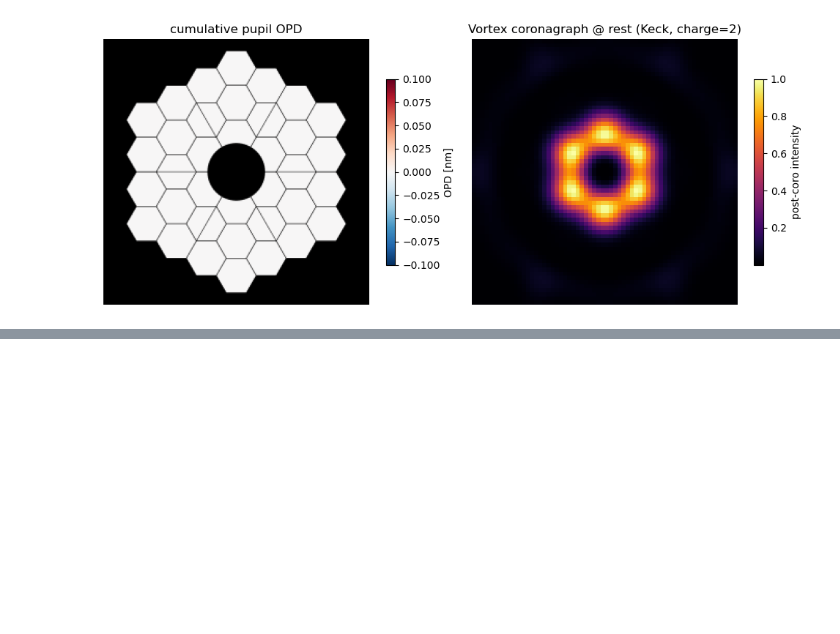
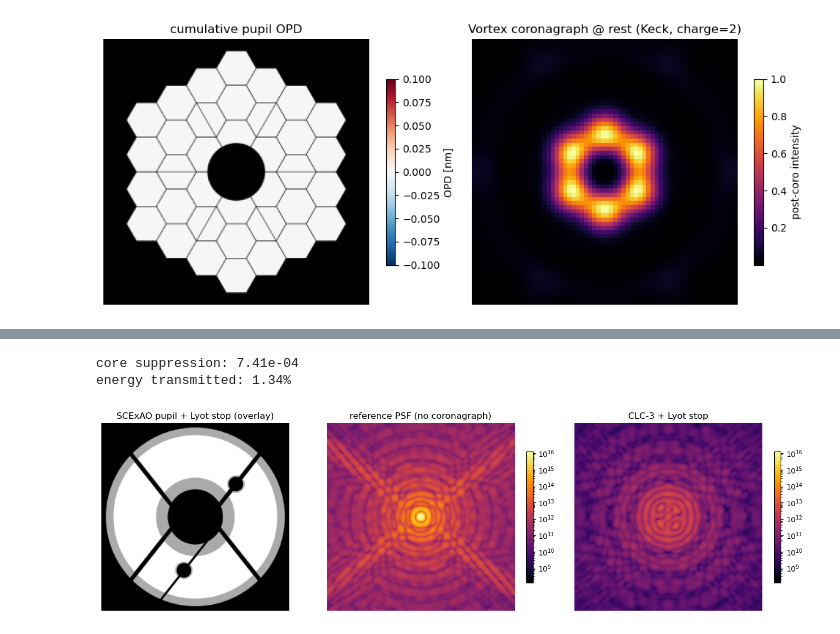
Before and after one commit to icunnyngham/telescope-sim, a Jupyter notebook: docs/tutorials/02_coronagraph_vortex.ipynb, the cells around one changed output, grey strips where cells are left out. Cells and saved outputs as stored; diff of their text form; code cells hidden in the pictures; blank space fills up the shorter version.

```diff
--- a/docs/tutorials/02_coronagraph_vortex.ipynb
+++ b/docs/tutorials/02_coronagraph_vortex.ipynb
@@ -39,0 +44,39 @@ pupil_opd RMS (nm): 0.0
+# %%
+import yaml
+from matplotlib.colors import LogNorm
+from telescope_sim.config.loader import build
+from telescope_sim.config.schema import SimConfig
+
+with open("fixtures/configs/12_vampires_lyot.yaml") as f:
+    raw = yaml.safe_load(f)
+raw["outputs"]["psf"]["post_processing"] = []  # keep physical units
+config = SimConfig.model_validate(raw)
+
+sim = build(config)
+coro = sim.sample()['images']['psf'][..., 0]
+ref = sim.focal_planes['filter1'].reference_psf
+peak = ref.max()
+print(f'core suppression: {coro.max() / peak:.2e}')
+print(f'energy transmitted: {coro.sum() / ref.sum():.2%}')
+
+fig, axes = plt.subplots(1, 3, figsize=(14, 4))
+stop_field = sim.coronagraph.lyot_field
+plt.sca(axes[0])
+hcipy.imshow_field(sim.aperture.field + 0.5 * stop_field, cmap='gray')
+axes[0].set_title('SCExAO pupil + Lyot stop (overlay)')
+axes[0].set_axis_off()
+norm = LogNorm(vmin=peak * 1e-8, vmax=peak)
+for ax, img, title in (
+    (axes[1], ref, 'reference PSF (no coronagraph)'),
+    (axes[2], coro, 'CLC-3 + Lyot stop'),
+):
+    im = ax.imshow(img, cmap='inferno', norm=norm)
+    ax.set_title(title)
+    ax.set_axis_off()
+    fig.colorbar(im, ax=ax, shrink=0.7)
+plt.tight_layout()
+plt.show()
+# %% [output]
+core suppression: 7.41e-04
+energy transmitted: 1.34%
+[figure, added]
```
Also changed, not shown: parts of 4 cells of this notebook, 3 other files.
